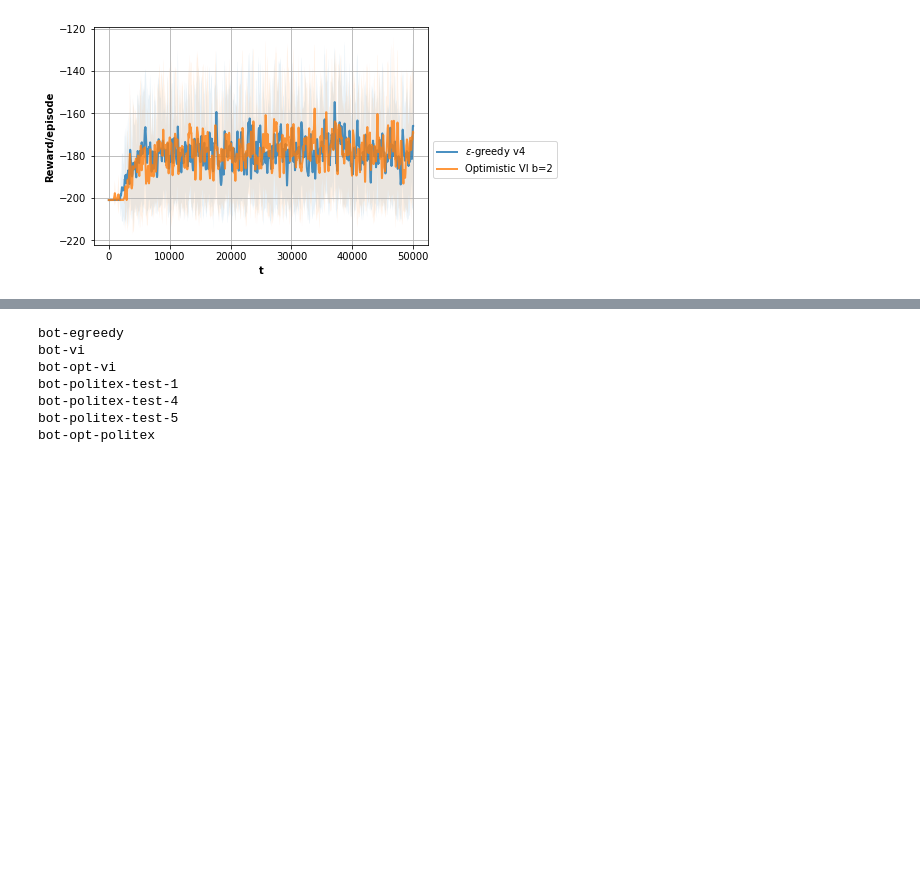
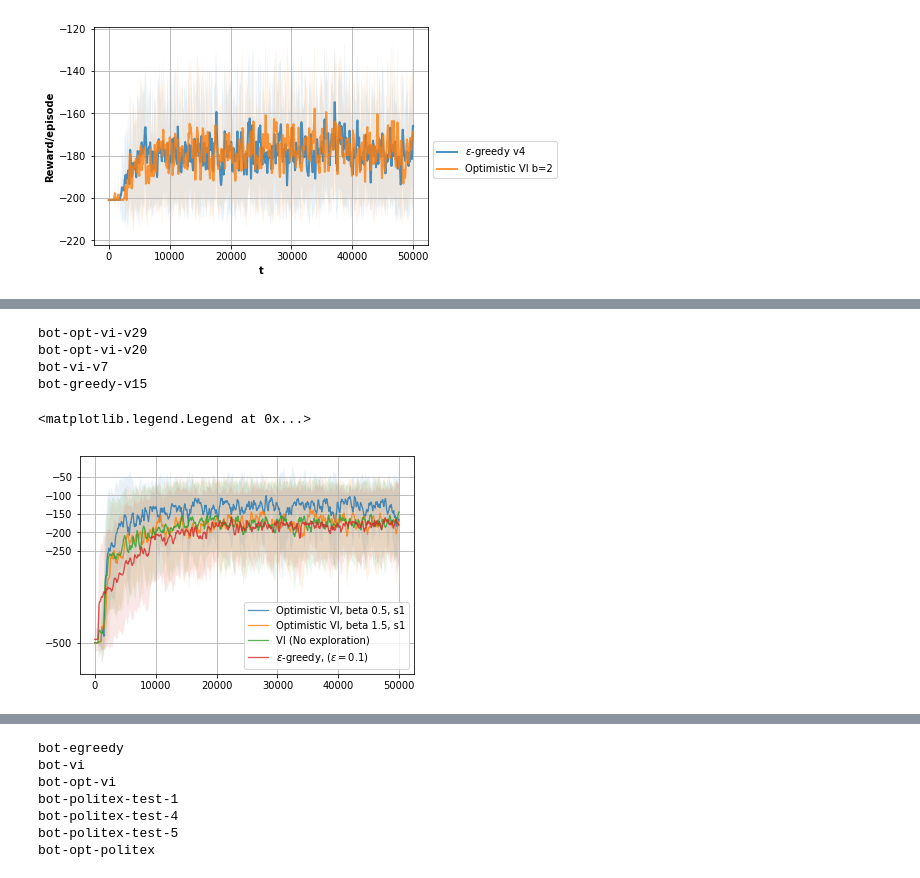
Before and after one commit to anhddo/oppoliter, a Jupyter notebook: notebook/ls-avg-reward.ipynb, the cells around one changed output, grey strips where cells are left out. Cells and saved outputs as stored; diff of their text form; code cells hidden in the pictures; blank space fills up the shorter version.

```diff
--- a/notebook/ls-avg-reward.ipynb
+++ b/notebook/ls-avg-reward.ipynb
@@ -133,0 +117,47 @@ plt.rcParams['figure.figsize'] = [10, 5]
+# %%
+plt.grid()
+alpha=0.1
+lw=1.3
+cutlen = 50000
+# line_95_percent('bot-opt-vi-v6', label='Optimistic VI', linewidth=lw, alpha=alpha, cut_len=20000)
+# line_95_percent('bot-opt-vi-v11', label=r'VI $M_{t-1}$ for $V_{t-1}$, $\beta=2.0$', linewidth=lw, alpha=alpha, cut_len=20000) #
+
+
+# line_95_percent('bot-opt-vi-v16', label=r'Optimistic VI, beta 1.5, s2', linewidth=lw, alpha=alpha, cut_len=cutlen) # beta 1.5 sample len 1
+# line_95_percent('bot-vi-v23', label=r'optimistic VI, beta 10', linewidth=lw, alpha=alpha, cut_len=cutlen) # beta 1.5
+# line_95_percent('bot-vi-v21', label=r'optimistic VI, beta=0.5', linewidth=lw, alpha=alpha) # $M_{t-1}$ for $V_{t-1}$, $\beta=1.$
+# line_95_percent('bot-vi-v22', label=r'optimistic VI, beta=2.5', linewidth=lw, alpha=alpha) # $M_{t-1}$ for $V_{t-1}$, $\beta=1.$
+# line_95_percent('bot-greedy-v3/', label='e greedy', linewidth=lw, alpha=alpha, cut_len=20000) # greedy decay from 0.8 -> 0.05, ftr size
+# line_95_percent('bot-greedy-v11/', label='e greedy sample len 5', linewidth=lw, alpha=alpha) # greedy decay from 0.8 -> 0.05, ftr size
+# line_95_percent('bot-greedy-v4', label='e greedy', linewidth=lw, alpha=alpha, cut_len=20000) # greedy fix e=0.05
+# line_95_percent('bot-greedy-v6', label='e greedy, ftr_size=81', linewidth=lw, alpha=alpha) # greedy fix e=0.05
+# line_95_percent('bot-greedy-v7', label='e greedy', linewidth=lw, alpha=alpha, cut_len=20000)
+# line_95_percent('bot-vi', label='VI (No exploration)', linewidth=lw, alpha=alpha, cut_len=20000) #
+# line_95_percent('bot-greedy-v12', label=r'$\epsilon$-greedy', linewidth=lw, alpha=alpha) # greedy decay from 0.8 -> 0.05, ftr size, buffersize=2000, saple len 2
+
+# line_95_percent('bot-opt-vi-v19', label=r'optimistic VI, beta=2', linewidth=lw, alpha=alpha) # $M_{t-1}$ for $V_{t-1}$, $\beta=1.$
+
+# line_95_percent('bot-opt-vi-v15', label=r'Optimistic VI, beta 1.5', linewidth=lw, alpha=alpha, cut_len=cutlen) # beta 1.5 sample len 2
+# line_95_percent('bot-greedy-v13', label='e greedy sample len 2', linewidth=lw, alpha=alpha) # greedy decay from 0.8 -> 0.05, ftr size, buffersize=2000
+# line_95_percent('bot-vi-v6', label='VI (No exploration) s 2', linewidth=lw, alpha=alpha) # , sample len=2, buffer=2000
+
+line_95_percent('bot-opt-vi-v29', label=r'Optimistic VI, beta 0.5, s1', linewidth=lw, alpha=alpha, cut_len=cutlen) # beta 1.5 sample len 1
+line_95_percent('bot-opt-vi-v20', label=r'Optimistic VI, beta 1.5, s1', linewidth=lw, alpha=alpha, cut_len=cutlen) # beta 1.5 sample len 1
+line_95_percent('bot-vi-v7', label='VI (No exploration)', linewidth=lw, alpha=alpha) # , sample len=1, buffer=2000
+line_95_percent('bot-greedy-v15', label=r'$\epsilon$-greedy, ($\epsilon=0.1$)', linewidth=lw, alpha=alpha) # greedy fix e=0.1, sample-len 1
+
+# line_95_percent('bot-vi-v1', label='VI (No exploration)', linewidth=lw, alpha=alpha) #
+
+# line_95_percent('bot-vi-v3', label='VI (No exploration), sample len=1', linewidth=lw, alpha=alpha) #
+# line_95_percent('bot-vi-v5', label='VI (No exploration), sample len=6', linewidth=lw, alpha=alpha, cut_len=cutlen) #
+
+# plt.xlim(-100,30000)
+plt.yticks([-50, -100, -200, -150, -250, -500])
+plt.legend()
+# %% [output]
+bot-opt-vi-v29
+bot-opt-vi-v20
+bot-vi-v7
+bot-greedy-v15
+<matplotlib.legend.Legend at 0x...>
+[figure, added]
```
Also changed, not shown: parts of 17 cells of this notebook, 5 other files.
